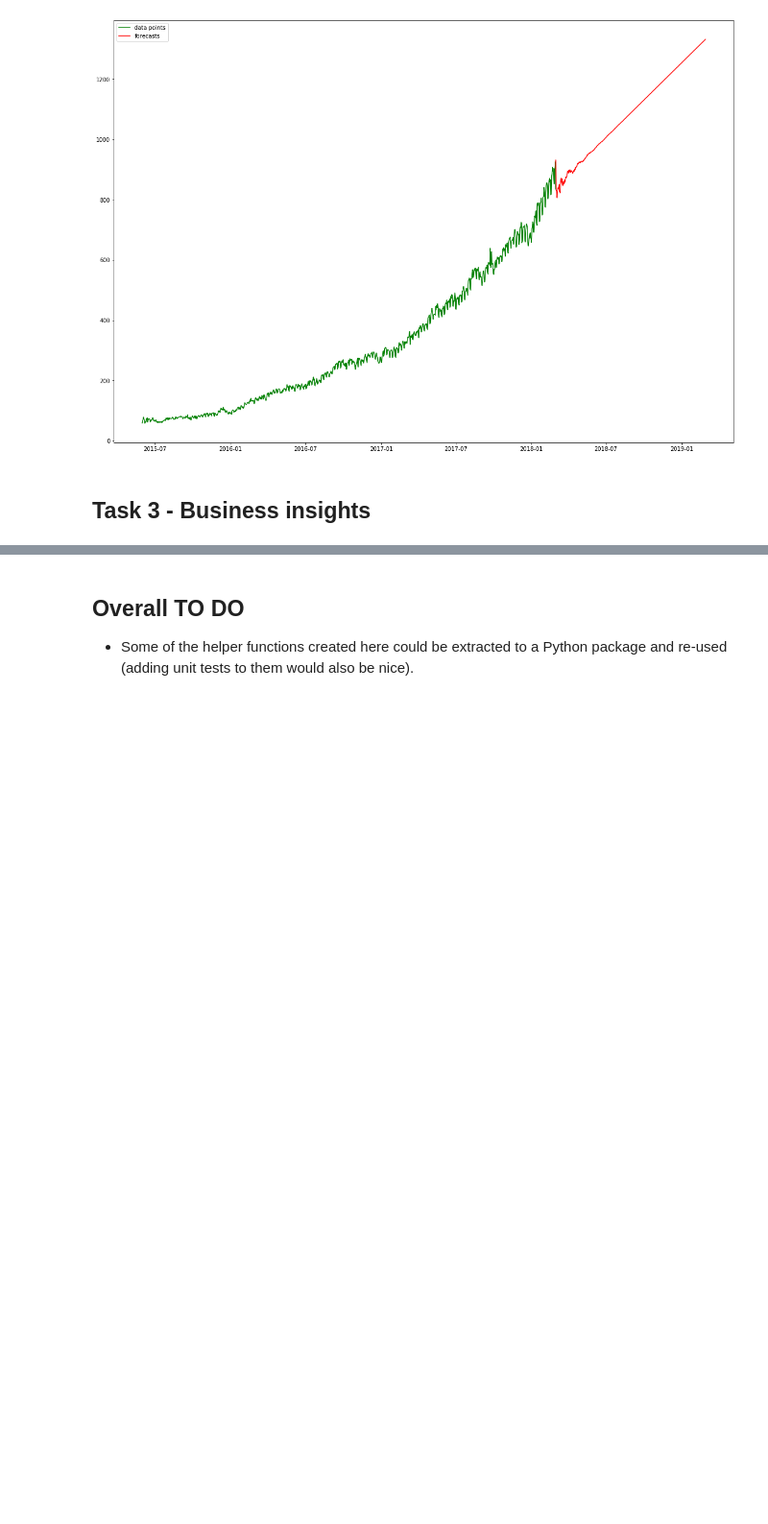
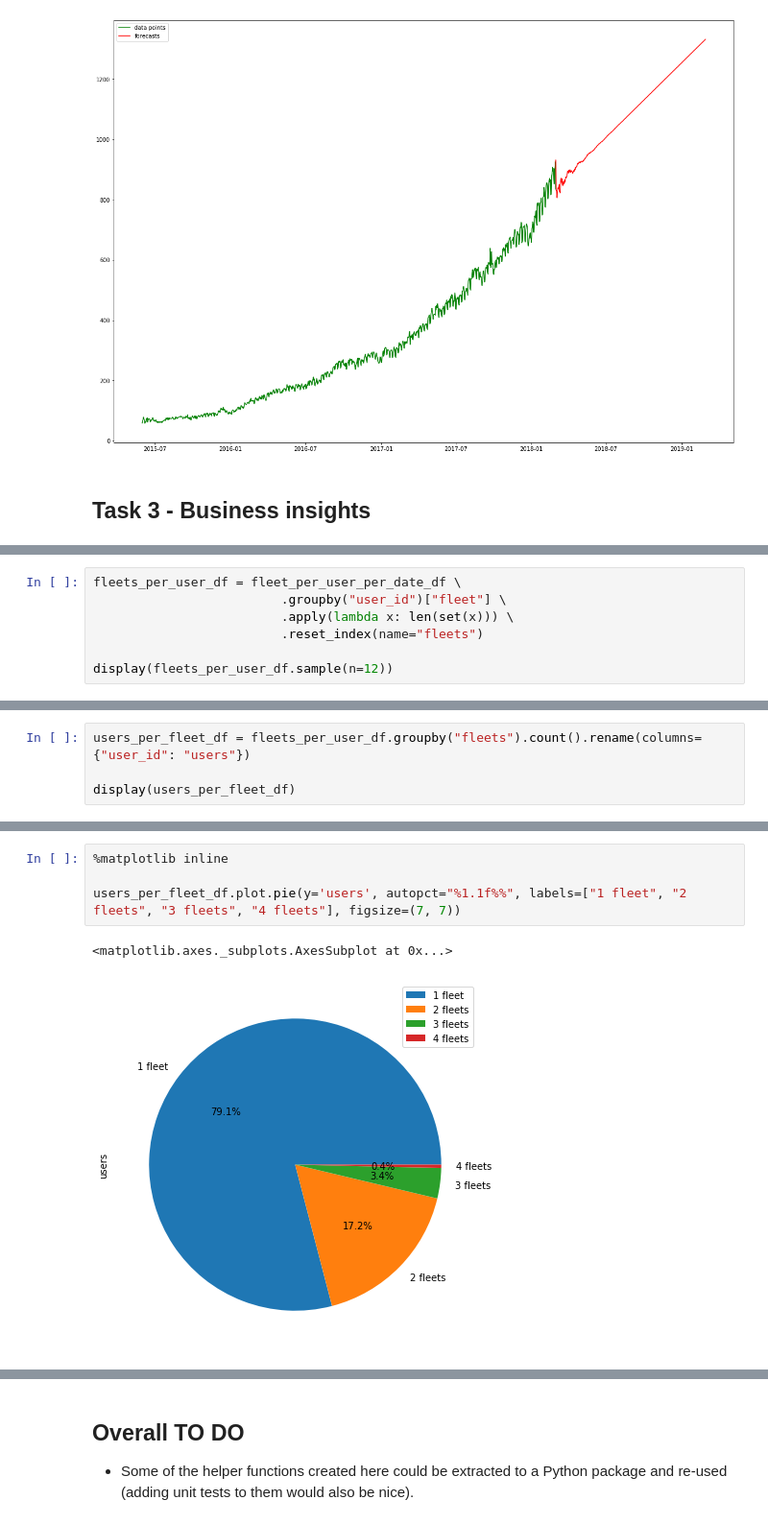
Before and after one commit to marciogualtieri/time-series-analysis, a Jupyter notebook: Data Engineering - Missing Events.ipynb, the cells around one changed output, grey strips where cells are left out. Shown: that part at 96% size. Cells and saved outputs as stored; diff of their text form; blank space fills up the shorter version.

```diff
--- a/Data Engineering - Missing Events.ipynb
+++ b/Data Engineering - Missing Events.ipynb
@@ -1121,0 +1132,7 @@ The most obvious insight is that we can use this trend component to estimate how
+# %%
+fleets_per_user_df = fleet_per_user_per_date_df \
+                         .groupby("user_id")["fleet"] \
+                         .apply(lambda x: len(set(x))) \
+                         .reset_index(name="fleets")
+
+display(fleets_per_user_df.sample(n=12))
@@ -1121,0 +1153,4 @@ The most obvious insight is that we can use this trend component to estimate how
+# %%
+users_per_fleet_df = fleets_per_user_df.groupby("fleets").count().rename(columns={"user_id": "users"})
+
+display(users_per_fleet_df)
@@ -1121,0 +1164,7 @@ The most obvious insight is that we can use this trend component to estimate how
+# %%
+%matplotlib inline
+
+users_per_fleet_df.plot.pie(y='users', autopct="%1.1f%%", labels=["1 fleet", "2 fleets", "3 fleets", "4 fleets"], figsize=(7, 7))
+# %% [output]
+<matplotlib.axes._subplots.AxesSubplot at 0x...>
+[figure, added]
```
Also changed, not shown: parts of 17 cells of this notebook, 2 other files.
